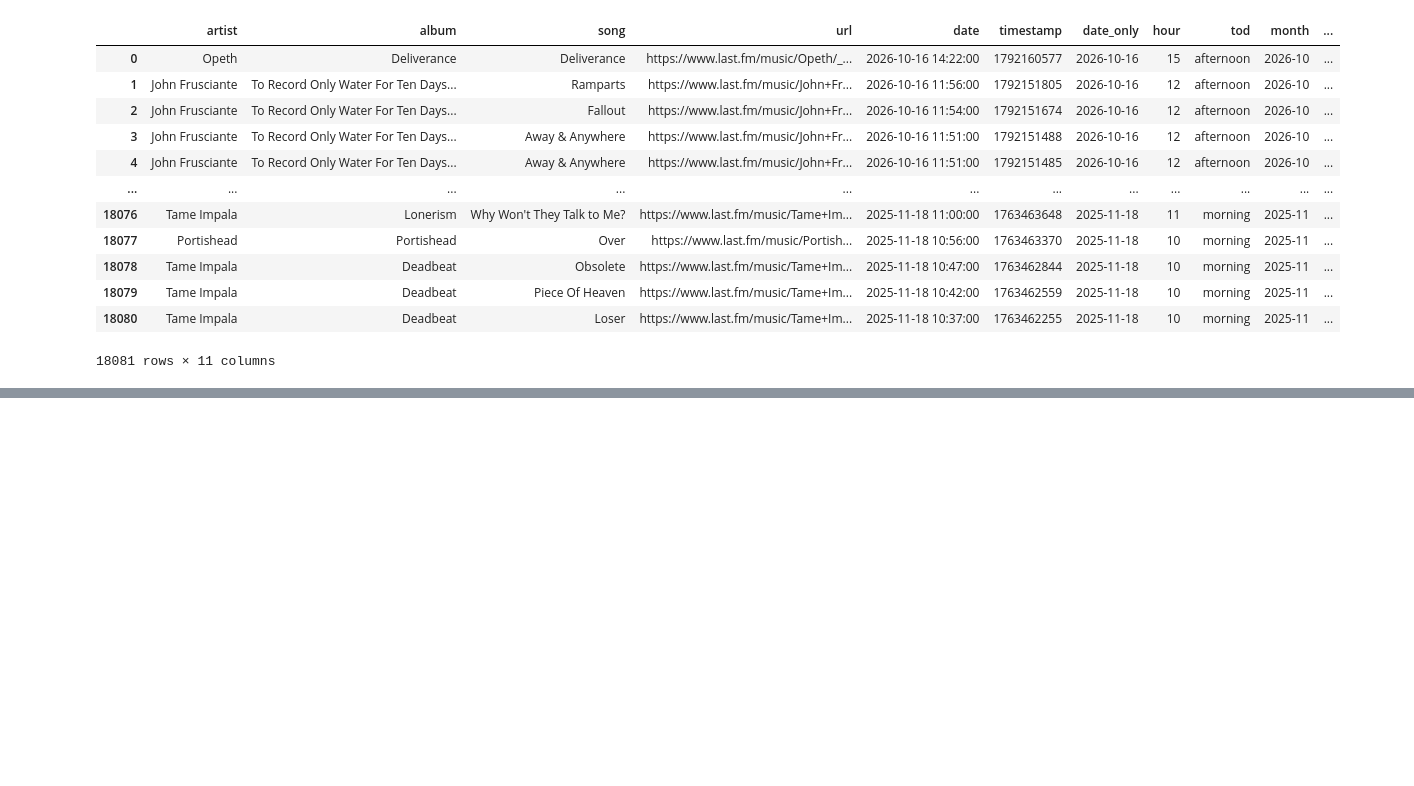
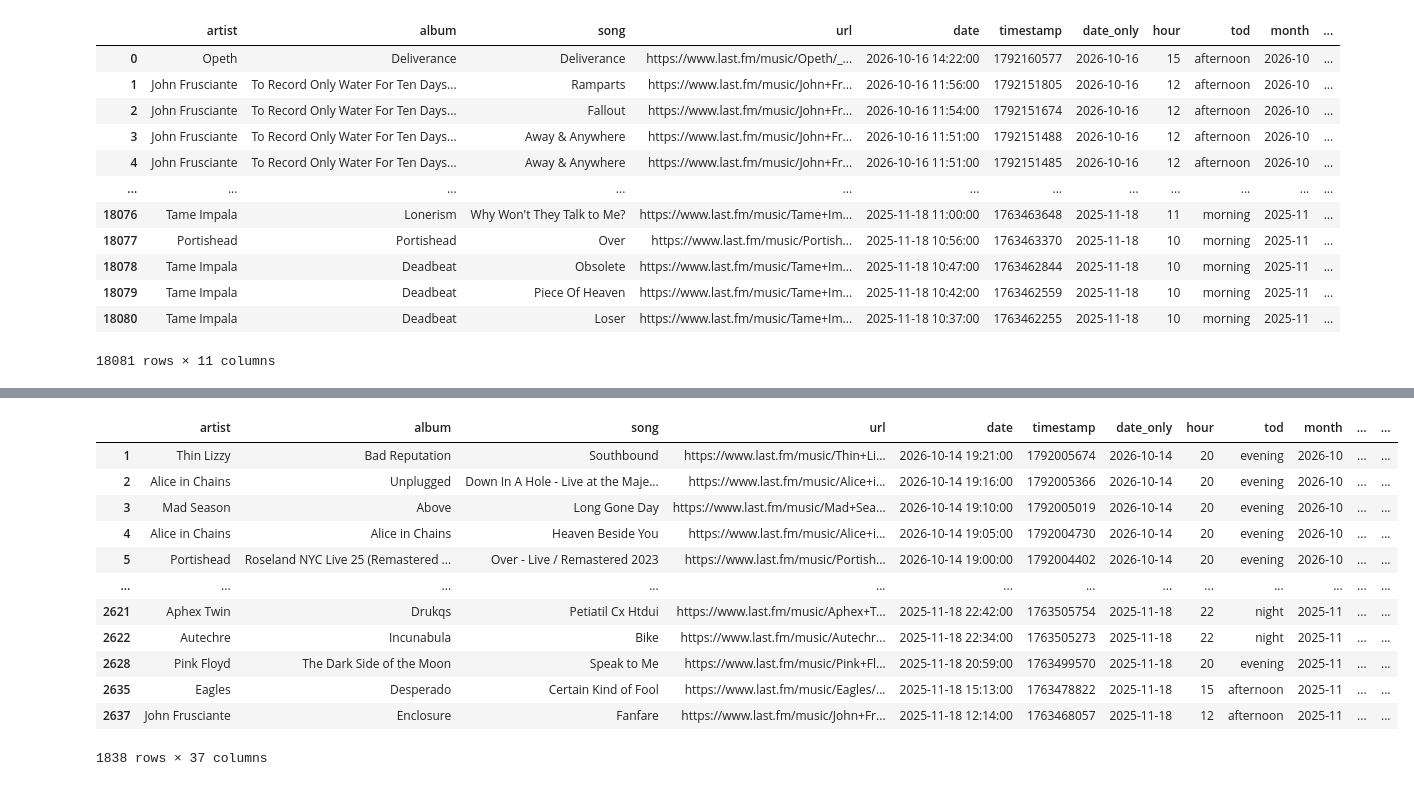
Before and after one commit to lambert-27/lastfm-datasci-portfolio, a Jupyter notebook: LastFMDataCollection.ipynb, the cells around one changed output, grey strips where cells are left out. Saved outputs shown, nothing was run; the diff lists cells and outputs as text; code cells hidden in the pictures; blank space fills up the shorter version.

```diff
--- a/LastFMDataCollection.ipynb
+++ b/LastFMDataCollection.ipynb
@@ -313,6 +291,0 @@ In order to get a higher match rate, the artist and track features are stripped
-# %%
-def clean_text(series):
-    s = series.str.lower()
-    s = s.str.replace(r'\s+[-(\[].*?\b(remaster(ed)?|live|version|mix|edit|feat\.?|deluxe|instrumental)\b.*$', '', regex=True)
-    s = s.str.replace(r'[^\w\s]', '', regex=True)
-    return s.str.replace(r'\s+', ' ', regex=True).str.strip()
@@ -397,0 +362,18 @@ aggregated
+# %%
+final = final.dropna()
+# %%
+final
+# %% [output]
+|  | artist | album | song | url | date | timestamp | date_only | hour | tod | month | ... | ... |
+| 1 | Thin Lizzy | Bad Reputation | Southbound | https://www.last.fm/music/Thin+Li... | 2026-10-14 19:21:00 | 1792005674 | 2026-10-14 | 20 | evening | 2026-10 | ... | ... |
+| 2 | Alice in Chains | Unplugged | Down In A Hole - Live at the Maje... | https://www.last.fm/music/Alice+i... | 2026-10-14 19:16:00 | 1792005366 | 2026-10-14 | 20 | evening | 2026-10 | ... | ... |
+| 3 | Mad Season | Above | Long Gone Day | https://www.last.fm/music/Mad+Sea... | 2026-10-14 19:10:00 | 1792005019 | 2026-10-14 | 20 | evening | 2026-10 | ... | ... |
+| 4 | Alice in Chains | Alice in Chains | Heaven Beside You | https://www.last.fm/music/Alice+i... | 2026-10-14 19:05:00 | 1792004730 | 2026-10-14 | 20 | evening | 2026-10 | ... | ... |
+| 5 | Portishead | Roseland NYC Live 25 (Remastered ... | Over - Live / Remastered 2023 | https://www.last.fm/music/Portish... | 2026-10-14 19:00:00 | 1792004402 | 2026-10-14 | 20 | evening | 2026-10 | ... | ... |
+| ... | ... | ... | ... | ... | ... | ... | ... | ... | ... | ... | ... | ... |
+| 2621 | Aphex Twin | Drukqs | Petiatil Cx Htdui | https://www.last.fm/music/Aphex+T... | 2025-11-18 22:42:00 | 1763505754 | 2025-11-18 | 22 | night | 2025-11 | ... | ... |
+| 2622 | Autechre | Incunabula | Bike | https://www.last.fm/music/Autechr... | 2025-11-18 22:34:00 | 1763505273 | 2025-11-18 | 22 | night | 2025-11 | ... | ... |
+| 2628 | Pink Floyd | The Dark Side of the Moon | Speak to Me | https://www.last.fm/music/Pink+Fl... | 2025-11-18 20:59:00 | 1763499570 | 2025-11-18 | 20 | evening | 2025-11 | ... | ... |
+| 2635 | Eagles | Desperado | Certain Kind of Fool | https://www.last.fm/music/Eagles/... | 2025-11-18 15:13:00 | 1763478822 | 2025-11-18 | 15 | afternoon | 2025-11 | ... | ... |
+| 2637 | John Frusciante | Enclosure | Fanfare | https://www.last.fm/music/John+Fr... | 2025-11-18 12:14:00 | 1763468057 | 2025-11-18 | 12 | afternoon | 2025-11 | ... | ... |
+1838 rows × 37 columns
```
Also changed, not shown: parts of 11 cells of this notebook, 5 other files.
